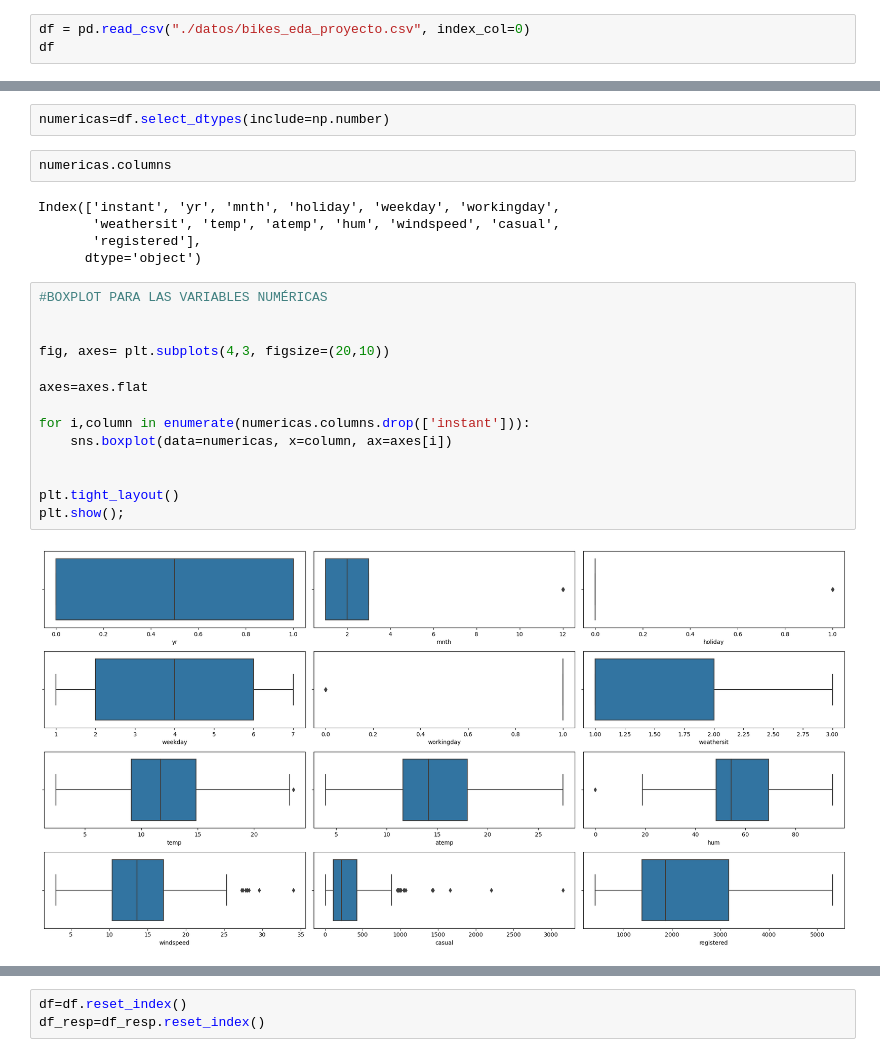
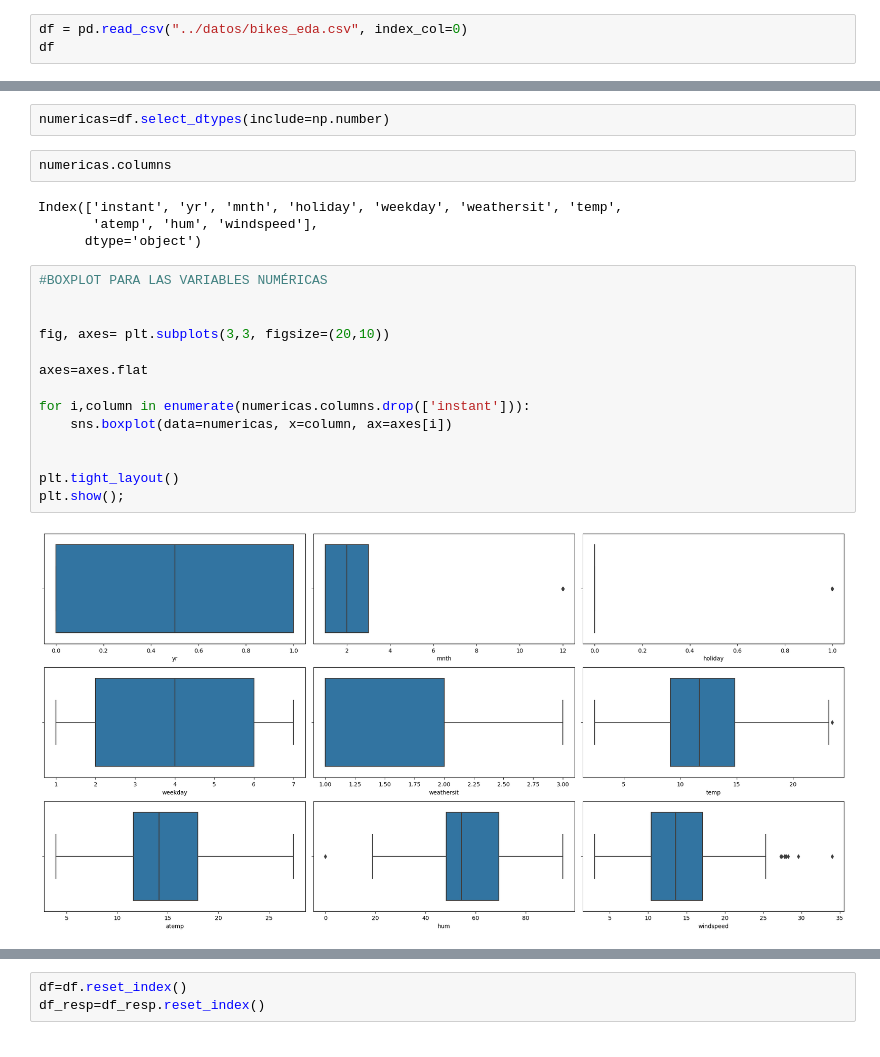
Before and after one commit to Adalab/project-DA-promo-B-modulo-3-team-1, a Jupyter notebook: vero_proyecto_winter/winter-vero.ipynb, the cells around one changed output, grey strips where cells are left out. Saved outputs shown, nothing was run; the diff lists cells and outputs as text.

```diff
--- a/vero_proyecto_winter/winter-vero.ipynb
+++ b/vero_proyecto_winter/winter-vero.ipynb
@@ -11,6 +11,6 @@ warnings.filterwarnings('ignore')
 # %% [markdown]
 >## EDA INVIERNO
 # %%
-df = pd.read_csv("./datos/bikes_eda_proyecto.csv", index_col=0)
+df = pd.read_csv("../datos/bikes_eda.csv", index_col=0)
 df
 # %% [output]
@@ -231,24 +223,23 @@ numericas=df.select_dtypes(include=np.number)
 # %%
 numericas.columns
 # %% [output]
-Index(['instant', 'yr', 'mnth', 'holiday', 'weekday', 'workingday',
-       'weathersit', 'temp', 'atemp', 'hum', 'windspeed', 'casual',
-       'registered'],
+Index(['instant', 'yr', 'mnth', 'holiday', 'weekday', 'weathersit', 'temp',
+       'atemp', 'hum', 'windspeed'],
       dtype='object')
 # %%
 #BOXPLOT PARA LAS VARIABLES NUMÉRICAS
 
 
-fig, axes= plt.subplots(4,3, figsize=(20,10))
+fig, axes= plt.subplots(3,3, figsize=(20,10))
 
 axes=axes.flat
 
 for i,column in enumerate(numericas.columns.drop(['instant'])):
     sns.boxplot(data=numericas, x=column, ax=axes[i])
 
 
 plt.tight_layout()
 plt.show();
 # %% [output]
-[figure, old version]
+[figure, new version]
 # %%
```
Also changed, not shown: parts of 38 cells of this notebook, 17 other files.
